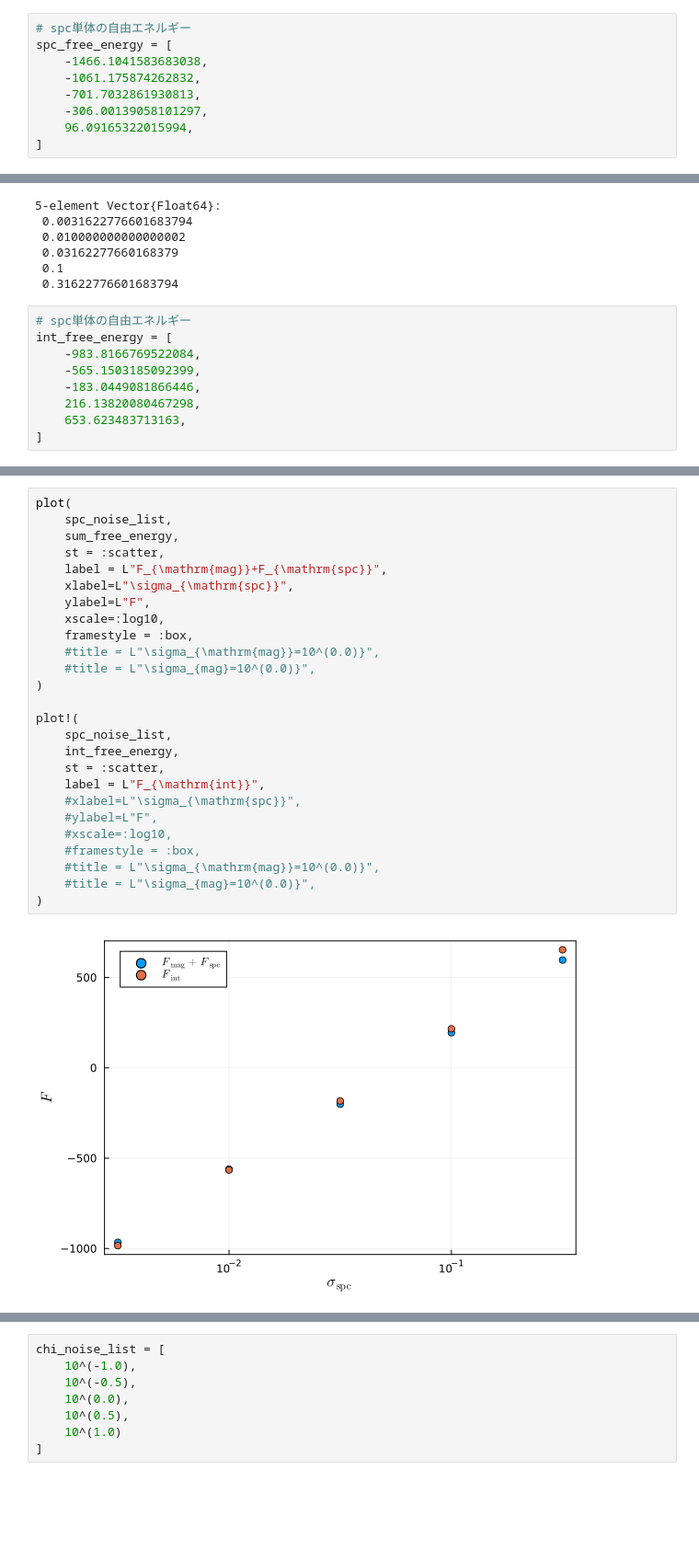
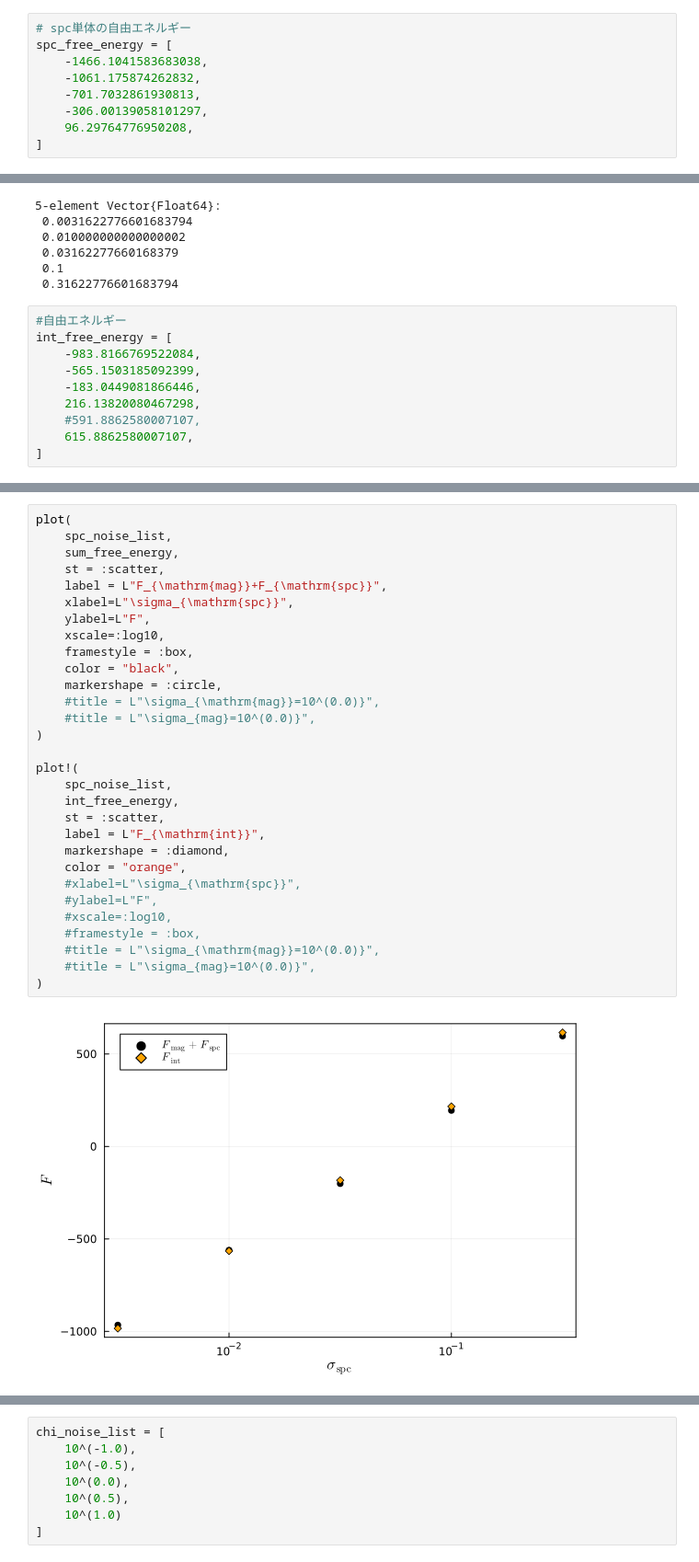
Before and after one commit to alessi-24/lab, a Jupyter notebook: exmc/phase_chart/phase_chart.ipynb, the cells around one changed output, grey strips where cells are left out. Shown at 92% size. Drawn from its saved outputs; the diff is of its cells as text; blank space fills up the shorter version.

```diff
--- a/exmc/phase_chart/phase_chart.ipynb
+++ b/exmc/phase_chart/phase_chart.ipynb
@@ -22,7 +22,7 @@ spc_free_energy = [
     -1061.175874262832,
     -701.7032861930813,
     -306.00139058101297,
-    96.09165322015994,
+    96.29764776950208,
 ]
 # %% [output]
 5-element Vector{Float64}:
@@ -60,13 +60,14 @@ spc_noise_list = [
  0.1
  0.31622776601683794
 # %%
-# spc単体の自由エネルギー
+#自由エネルギー
 int_free_energy = [
     -983.8166769522084,
     -565.1503185092399,
     -183.0449081866446,
     216.13820080467298,
-    653.623483713163,
+    #591.8862580007107,
+    615.8862580007107,
 ]
 # %% [output]
 5-element Vector{Float64}:
@@ -78,28 +79,32 @@ int_free_energy = [
 # %%
 plot(
     spc_noise_list,
     sum_free_energy,
     st = :scatter,
     label = L"F_{\mathrm{mag}}+F_{\mathrm{spc}}",
     xlabel=L"\sigma_{\mathrm{spc}}",
     ylabel=L"F",
     xscale=:log10,
     framestyle = :box,
+    color = "black",
+    markershape = :circle,
     #title = L"\sigma_{\mathrm{mag}}=10^(0.0)}",
     #title = L"\sigma_{mag}=10^(0.0)}",
 )
 
 plot!(
     spc_noise_list,
     int_free_energy,
     st = :scatter,
     label = L"F_{\mathrm{int}}",
+    markershape = :diamond,
+    color = "orange",
     #xlabel=L"\sigma_{\mathrm{spc}}",
     #ylabel=L"F",
     #xscale=:log10,
     #framestyle = :box,
     #title = L"\sigma_{\mathrm{mag}}=10^(0.0)}",
     #title = L"\sigma_{mag}=10^(0.0)}",
 )
 # %% [output]
-[figure, old version]
+[figure, new version]
```
Also changed, not shown: parts of 15 cells of this notebook, 20 other files.
